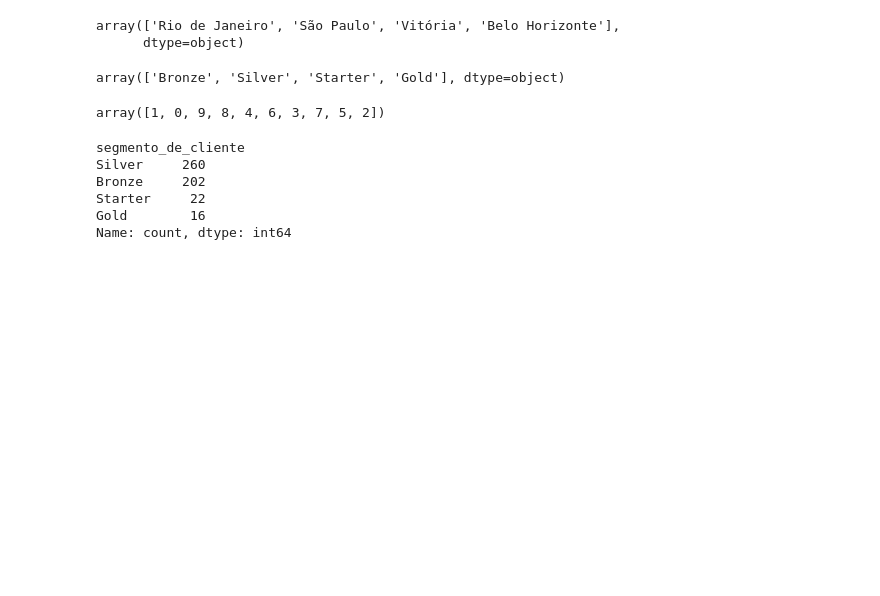
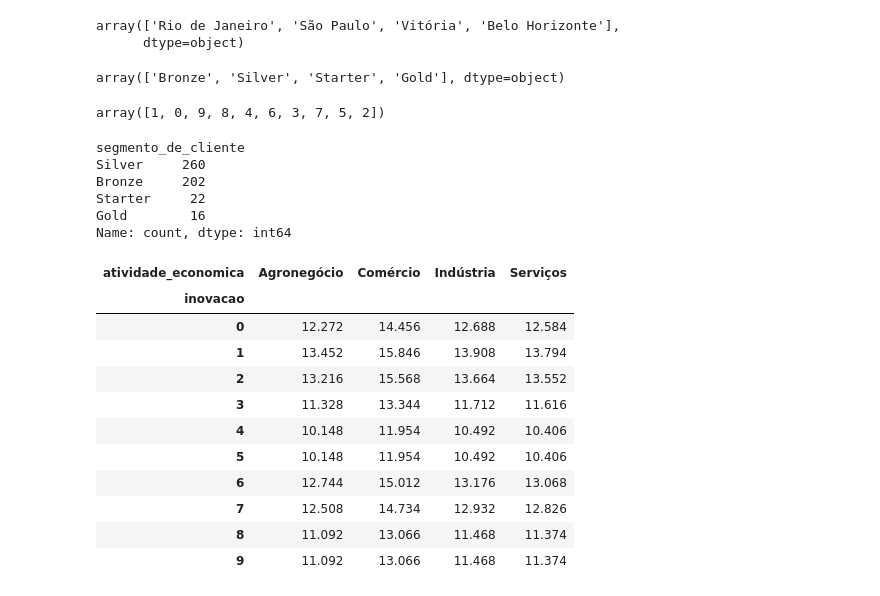
Before and after one commit to andremanesco/decision_tree, a Jupyter notebook: classificacao_segmento_empresa.ipynb, the cells around one changed output. Cells and saved outputs as stored; diff of their text form; code cells hidden in the pictures; blank space fills up the shorter version.

```diff
--- a/classificacao_segmento_empresa.ipynb
+++ b/classificacao_segmento_empresa.ipynb
@@ -127,0 +140,24 @@ tabela_inovacao.show()
+# %%
+# Teste de Qui-Quadrado de Pearson
+# H0 -> as variáveis são independentes
+# H1 -> as variáveis não são independentes
+
+# valor_esperado, valor_observado, estatisticas = pg.chi2_independence(df_segmento, 'segmento_de_cliente', 'localizacao')
+# valor_esperado, valor_observado, estatisticas = pg.chi2_independence(df_segmento, 'segmento_de_cliente', 'atividade_economica')
+valor_esperado, valor_observado, estatisticas = pg.chi2_independence(df_segmento, 'inovacao', 'atividade_economica')
+# %%
+# Valor Esperado: é a frequência que seria esperada se não houvesse associação entre as variáveis. É calculado utilizando a distribuição assumida no teste do Qui-Quadrado
+valor_esperado
+# %% [output]
+| atividade_economica | Agronegócio | Comércio | Indústria | Serviços |
+| inovacao |  |  |  |  |
+| 0 | 12.272 | 14.456 | 12.688 | 12.584 |
+| 1 | 13.452 | 15.846 | 13.908 | 13.794 |
+| 2 | 13.216 | 15.568 | 13.664 | 13.552 |
+| 3 | 11.328 | 13.344 | 11.712 | 11.616 |
+| 4 | 10.148 | 11.954 | 10.492 | 10.406 |
+| 5 | 10.148 | 11.954 | 10.492 | 10.406 |
+| 6 | 12.744 | 15.012 | 13.176 | 13.068 |
+| 7 | 12.508 | 14.734 | 12.932 | 12.826 |
+| 8 | 11.092 | 13.066 | 11.468 | 11.374 |
+| 9 | 11.092 | 13.066 | 11.468 | 11.374 |
```
Also changed, not shown: parts of 7 cells of this notebook.
